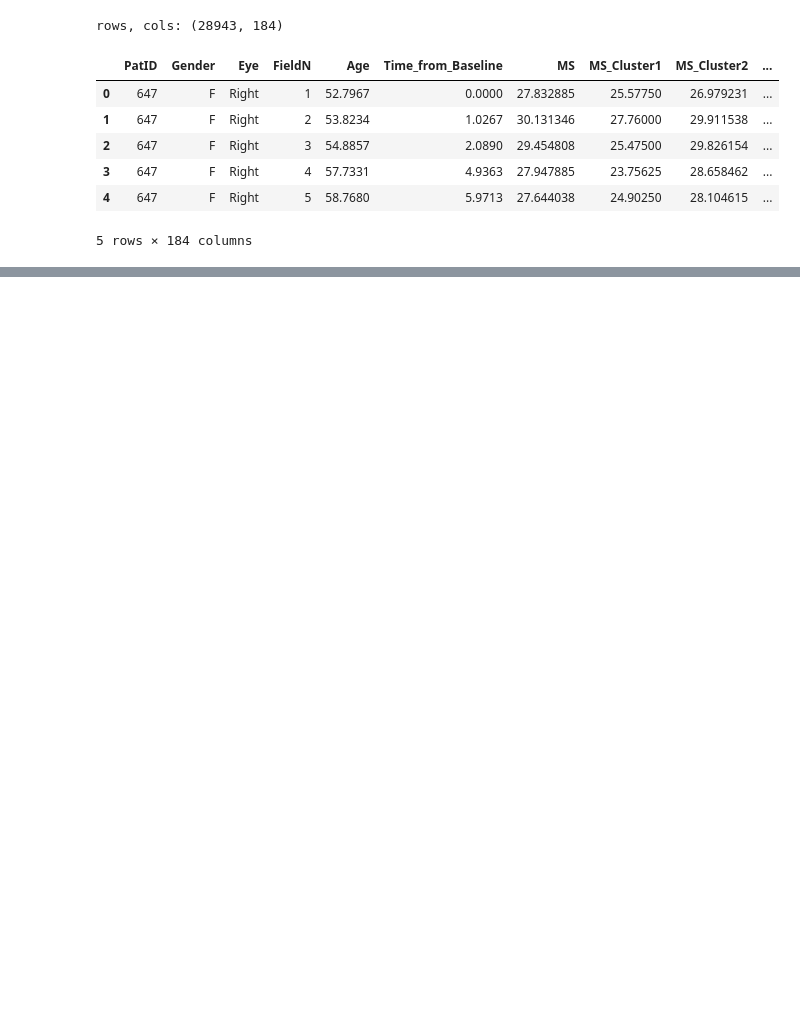
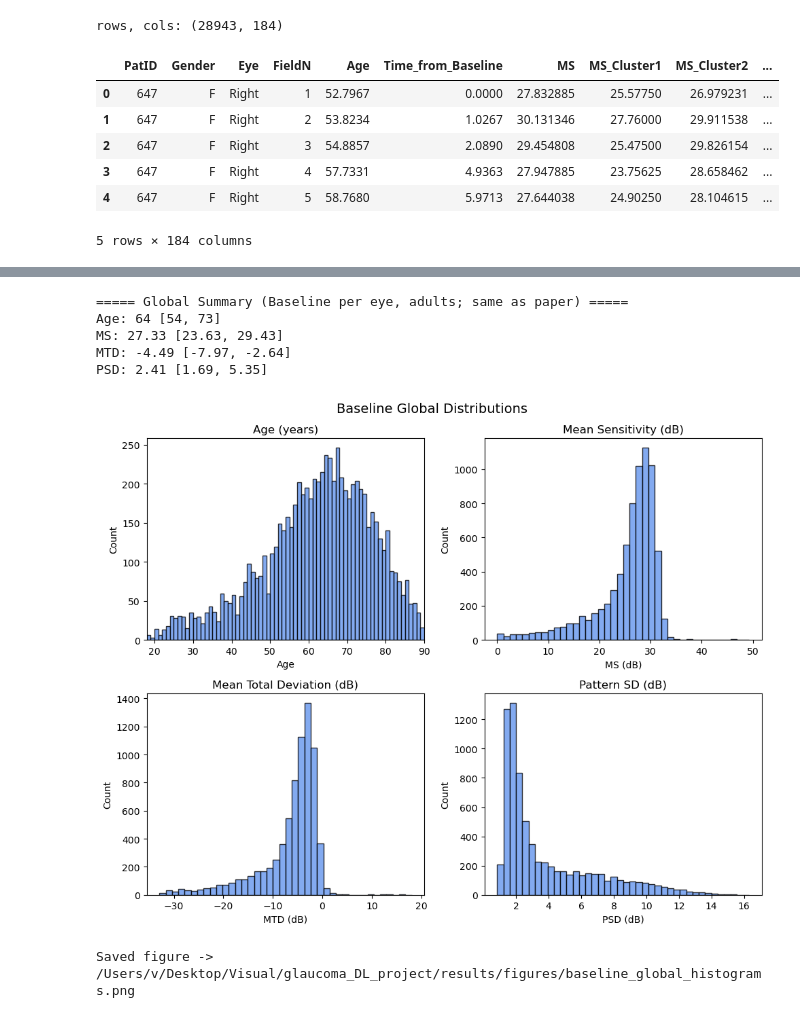
Before and after one commit to Saul-Gooodman/glaucoma_DL_project, a Jupyter notebook: notebooks/01_UWHVF_EDA.ipynb, the cells around one changed output, grey strips where cells are left out. Saved outputs shown, nothing was run; the diff lists cells and outputs as text; code cells hidden in the pictures; blank space fills up the shorter version.

Commit message:
update: refreshed notebooks and figures

```diff
--- a/notebooks/01_UWHVF_EDA.ipynb
+++ b/notebooks/01_UWHVF_EDA.ipynb
@@ -137,0 +195,79 @@ PSD -0.724337 -0.723224  1.000000
+# %%
+import pandas as pd
+import numpy as np
+import matplotlib.pyplot as plt
+from pathlib import Path
+
+# -------- 1) Baseline-per-eye + Adult filter (match paper scope) --------
+df_base = (
+    dfc.sort_values(["PatID", "Eye", "Time_from_Baseline"])
+       .groupby(["PatID", "Eye"], as_index=False)
+       .first()
+)
+df_base_adult = df_base[pd.to_numeric(df_base["Age"], errors="coerce") >= 18].copy()
+
+def median_iqr(series, nd=2):
+    s = pd.to_numeric(series, errors="coerce").dropna().to_numpy()
+    q25, q75 = np.percentile(s, [25, 75])
+    return f"{np.median(s):.{nd}f} [{q25:.{nd}f}, {q75:.{nd}f}]"
+
+print("===== Global Summary (Baseline per eye, adults; same as paper) =====")
+print(f"Age: {median_iqr(df_base_adult['Age'], 0)}")
+print(f"MS: {median_iqr(df_base_adult['MS'], 2)}")
+print(f"MTD: {median_iqr(df_base_adult['MTD'], 2)}")
+print(f"PSD: {median_iqr(df_base_adult['PSD'], 2)}")
+
+# -------- 2) Plot histograms (save to disk) --------
+out_dir = Path("/Users/v/Desktop/Visual/glaucoma_DL_project/results/figures")
+out_dir.mkdir(parents=True, exist_ok=True)
+
+fig, axes = plt.subplots(2, 2, figsize=(10, 8))
+axes = axes.flatten()
+
+# 2.1 Age: 1-year bins starting at 18; optional jitter for exact-18 values (plot-only)
+age = pd.to_numeric(df_base_adult["Age"], errors="coerce").dropna()
+age = age[(age >= 18) & (age <= 90)]
+
+age_bins = np.arange(18, 91, 1)
+axes[0].hist(age, bins=age_bins, color="cornflowerblue", edgecolor="black", alpha=0.8)
+axes[0].set_title("Age (years)")
+axes[0].set_xlabel("Age")
+axes[0].set_ylabel("Count")
+axes[0].set_xlim(18, 90)
+
+# 2.2 MS
+ms = pd.to_numeric(df_base_adult["MS"], errors="coerce").dropna()
+axes[1].hist(ms, bins=40, color="cornflowerblue", edgecolor="black", alpha=0.8)
+axes[1].set_title("Mean Sensitivity (dB)")
+axes[1].set_xlabel("MS (dB)")
+axes[1].set_ylabel("Count")
+
+# 2.3 MTD
+mtd = pd.to_numeric(df_base_adult["MTD"], errors="coerce").dropna()
+axes[2].hist(mtd, bins=40, color="cornflowerblue", edgecolor="black", alpha=0.8)
+axes[2].set_title("Mean Total Deviation (dB)")
+axes[2].set_xlabel("MTD (dB)")
+axes[2].set_ylabel("Count")
+
+# 2.4 PSD
+psd = pd.to_numeric(df_base_adult["PSD"], errors="coerce").dropna()
+axes[3].hist(psd, bins=40, color="cornflowerblue", edgecolor="black", alpha=0.8)
+axes[3].set_title("Pattern SD (dB)")
+axes[3].set_xlabel("PSD (dB)")
+axes[3].set_ylabel("Count")
+
+fig.suptitle("Baseline Global Distributions", fontsize=14)
+plt.tight_layout()
+
+save_path = out_dir / "baseline_global_histograms.png"
+plt.savefig(save_path, dpi=200)
+plt.show()
+print(f"Saved figure -> {save_path}")
+# %% [output]
+===== Global Summary (Baseline per eye, adults; same as paper) =====
+Age: 64 [54, 73]
+MS: 27.33 [23.63, 29.43]
+MTD: -4.49 [-7.97, -2.64]
+PSD: 2.41 [1.69, 5.35]
+[figure, added]
+Saved figure -> /Users/v/Desktop/Visual/glaucoma_DL_project/results/figures/baseline_global_histograms.png
```
Also changed, not shown: parts of 7 cells of this notebook, 15 other files.
